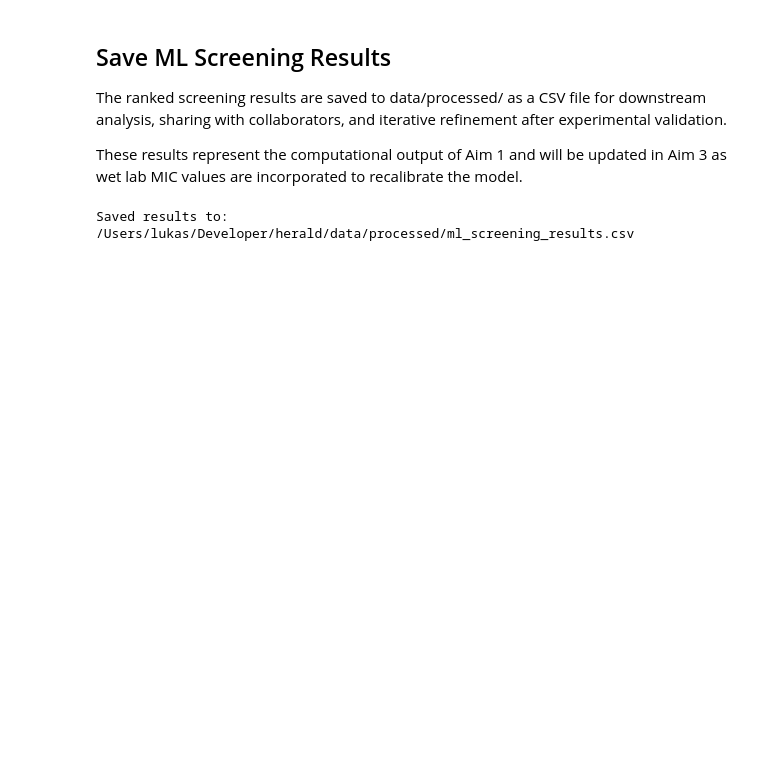
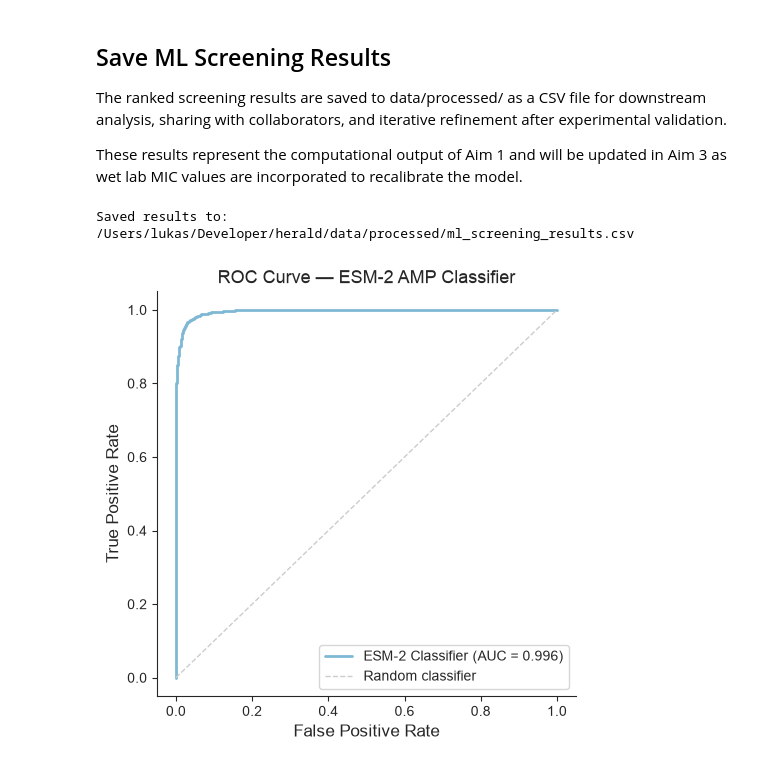
Before and after one commit to LukasBuecherl/herald, a Jupyter notebook: notebooks/03_ml_screening.ipynb, the cells around one changed output. Saved outputs shown, nothing was run; the diff lists cells and outputs as text; code cells hidden in the pictures; blank space fills up the shorter version.

Commit message:
Adding figure plotting

```diff
--- a/notebooks/03_ml_screening.ipynb
+++ b/notebooks/03_ml_screening.ipynb
@@ -228,3 +228,46 @@ ranked.to_csv(output_path, index=False)
 print(f"Saved results to: {output_path}")
 # %% [output]
 Saved results to: /Users/lukas/Developer/herald/data/processed/ml_screening_results.csv
+# %%
+import numpy as np
+import matplotlib.pyplot as plt
+import seaborn as sns
+from sklearn.metrics import roc_curve, auc
+import joblib
+import os
+
+# paths
+DATA_DIR = os.path.join(PROJECT_ROOT, "data", "processed")
+
+# load saved test data and classifier
+X_test_emb = np.load(os.path.join(DATA_DIR, "X_test_emb.npy"))
+y_test = np.load(os.path.join(DATA_DIR, "y_test.npy"))
+clf = joblib.load(os.path.join(DATA_DIR, "amp_classifier.pkl"))
+
+# compute ROC curve
+y_prob = clf.predict_proba(X_test_emb)[:, 1]
+fpr, tpr, _ = roc_curve(y_test, y_prob)
+roc_auc = auc(fpr, tpr)
+
+# plot
+fig, ax = plt.subplots(figsize=(5, 5))
+sns.set_style("ticks")
+
+ax.plot(fpr, tpr, color="#7eb8d4", linewidth=2,
+        label=f"ESM-2 Classifier (AUC = {roc_auc:.3f})")
+ax.plot([0, 1], [0, 1], color="#cccccc", linewidth=1,
+        linestyle="--", label="Random classifier")
+
+ax.set_xlabel("False Positive Rate", fontsize=12)
+ax.set_ylabel("True Positive Rate", fontsize=12)
+ax.set_title("ROC Curve — ESM-2 AMP Classifier", fontsize=13)
+ax.legend(loc="lower right", fontsize=10)
+
+sns.despine(ax=ax)
+plt.tight_layout()
+os.makedirs(os.path.join(PROJECT_ROOT, "figures"), exist_ok=True)
+plt.savefig(os.path.join(PROJECT_ROOT, "figures", "roc_curve.png"),
+            dpi=300, bbox_inches="tight")
+plt.show()
+# %% [output]
+[figure, added]
```
Also changed, not shown: parts of 5 cells of this notebook, 3 other files.
